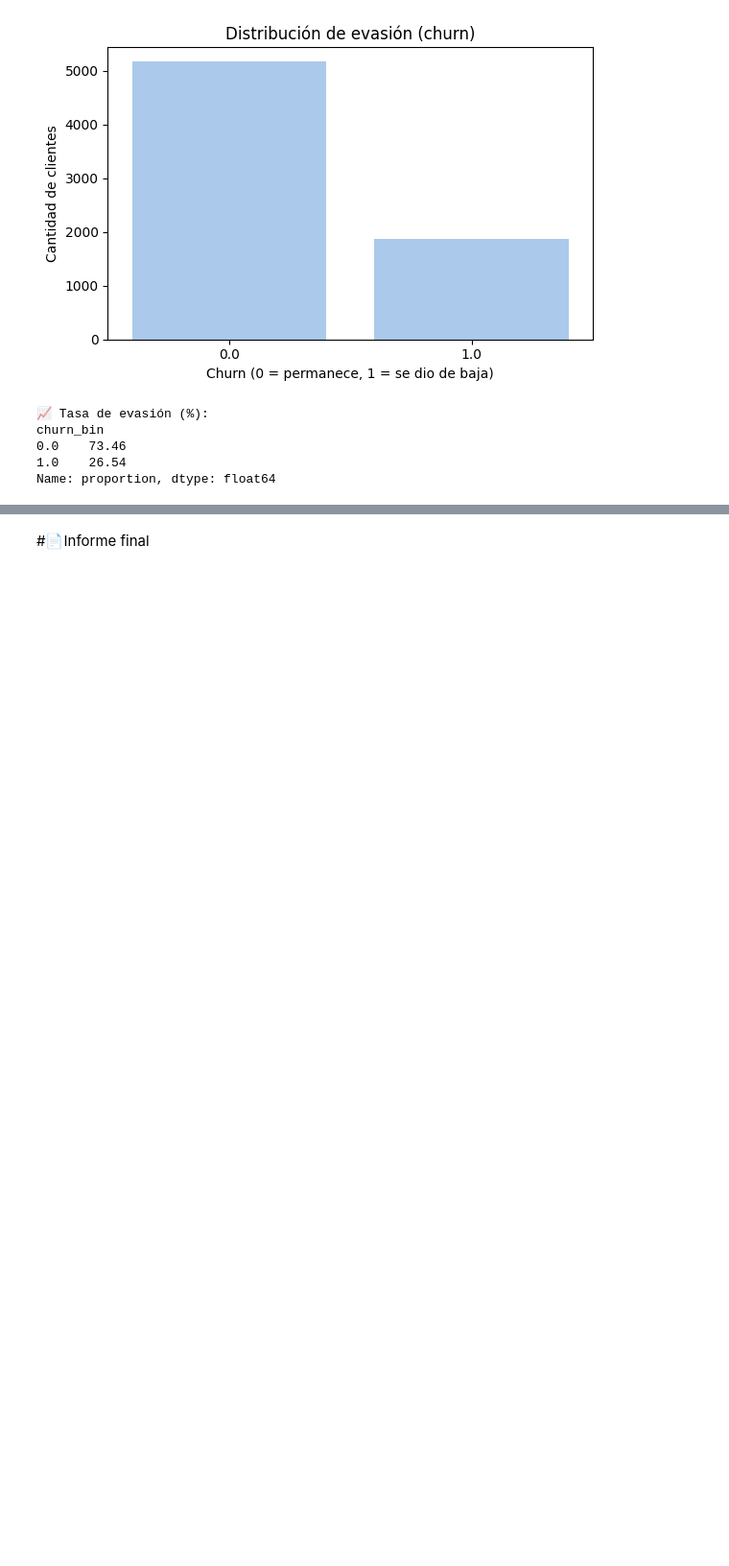
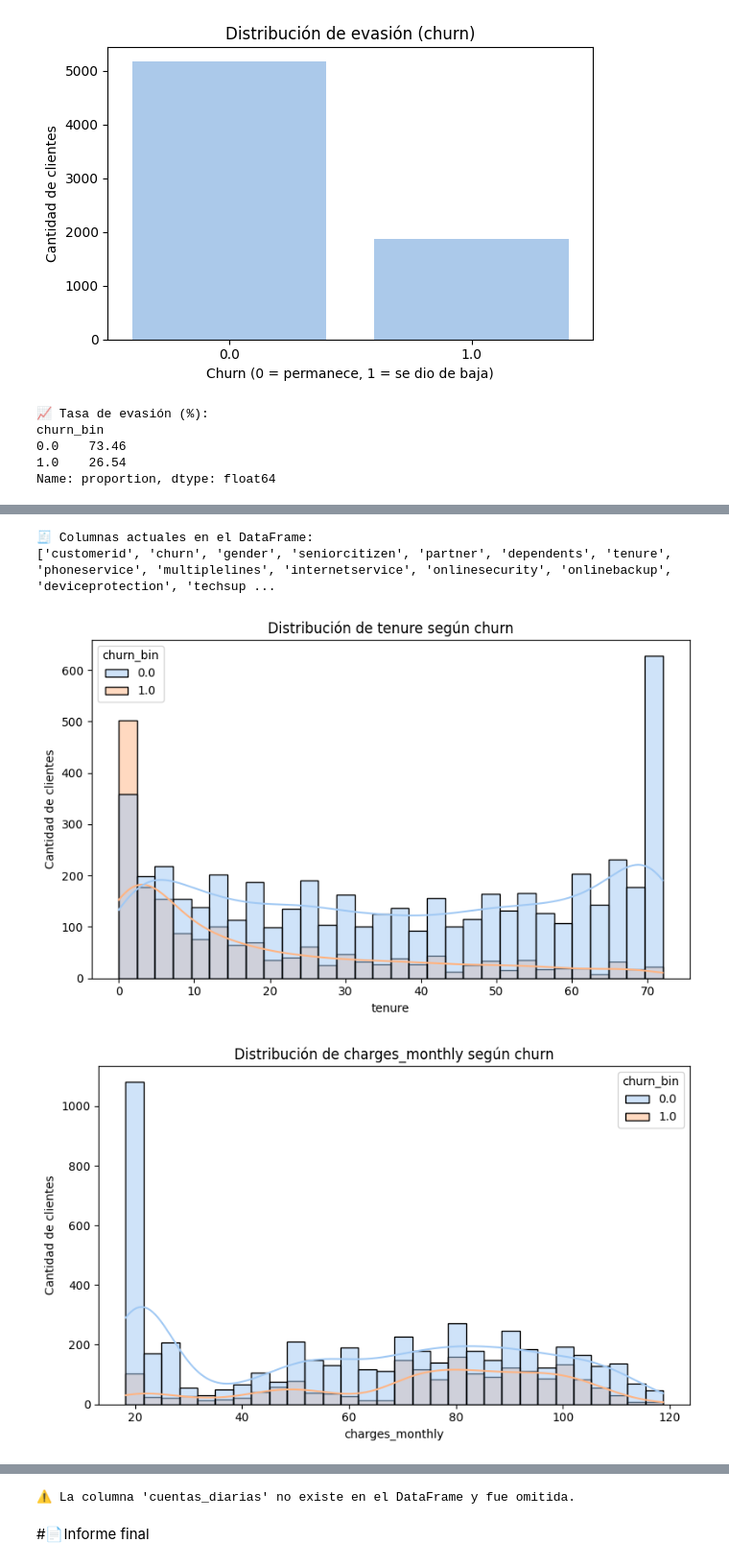
Before and after one commit to JorgeAccardi/cienciadedatos, a Jupyter notebook: TelecomX_LATAM_V3.ipynb, the cells around one changed output, grey strips where cells are left out. Shown at 96% size. Cells and saved outputs as stored; diff of their text form; code cells hidden in the pictures; blank space fills up the shorter version.

```diff
--- a/TelecomX_LATAM_V3.ipynb
+++ b/TelecomX_LATAM_V3.ipynb
@@ -509,0 +605,25 @@ Name: proportion, dtype: float64
+# %%
+# Verificar nombres de columnas actuales
+print("🧾 Columnas actuales en el DataFrame:")
+print(df.columns.to_list())
+
+# Lista de columnas reales que deberían existir
+numeric_vars = ['tenure', 'charges_monthly', 'charges_total', 'cuentas_diarias']
+
+# Gráficos de distribución por churn
+for var in numeric_vars:
+    if var in df.columns:
+        plt.figure(figsize=(8,5))
+        sns.histplot(data=df, x=var, hue='churn_bin', kde=True, bins=30, palette='pastel')
+        plt.title(f'Distribución de {var} según churn')
+        plt.xlabel(var)
+        plt.ylabel('Cantidad de clientes')
+        plt.tight_layout()
+        plt.show()
+    else:
+        print(f"⚠️ La columna '{var}' no existe en el DataFrame y fue omitida.")
+# %% [output]
+🧾 Columnas actuales en el DataFrame:
+['customerid', 'churn', 'gender', 'seniorcitizen', 'partner', 'dependents', 'tenure', 'phoneservice', 'multiplelines', 'internetservice', 'onlinesecurity', 'onlinebackup', 'deviceprotection', 'techsup ...
+[figure, added]
+[figure, added]
@@ -510,2 +631,3 @@ Name: proportion, dtype: float64
+⚠️ La columna 'cuentas_diarias' no existe en el DataFrame y fue omitida.
 # %% [markdown]
 #📄Informe final
```
Also changed, not shown: parts of 12 cells of this notebook.
